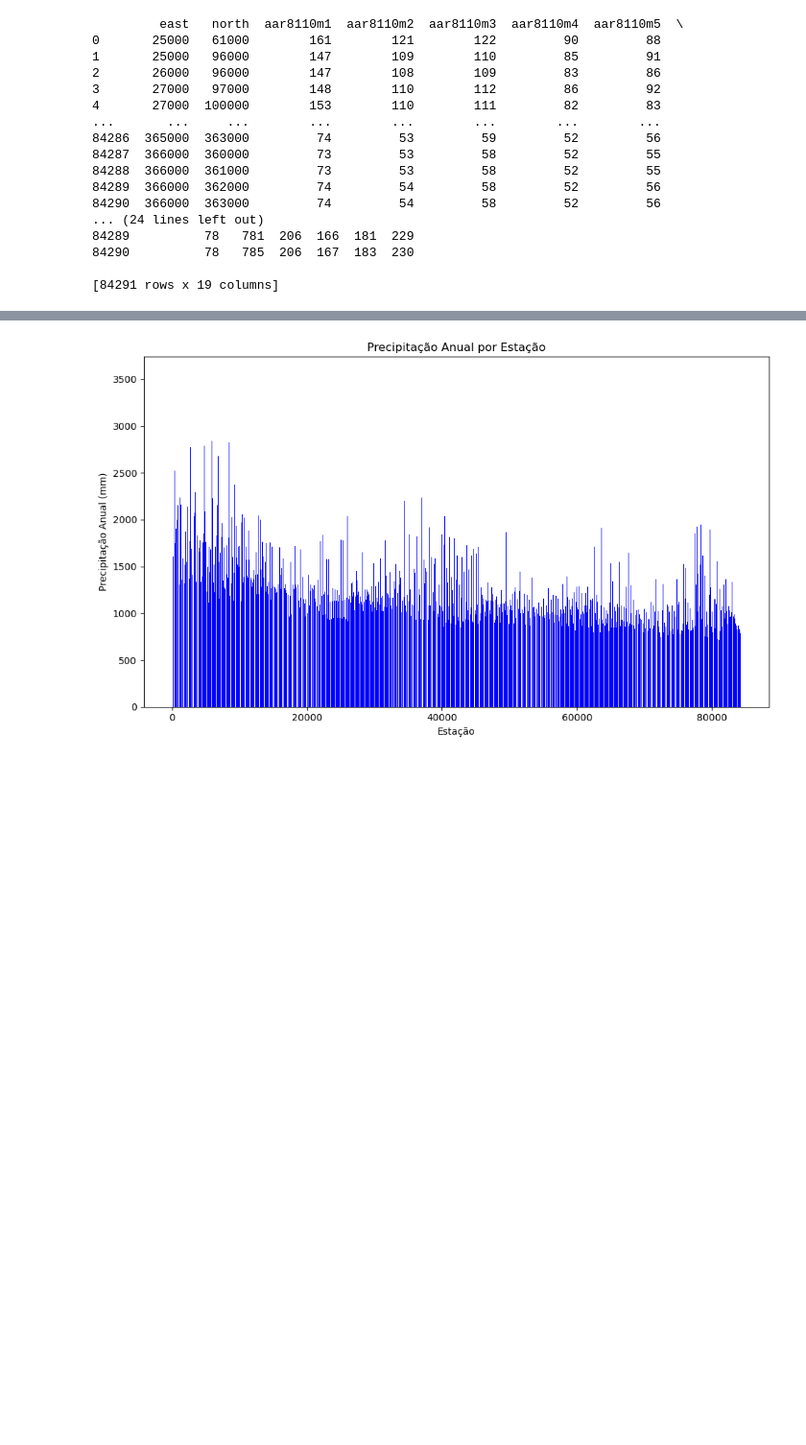
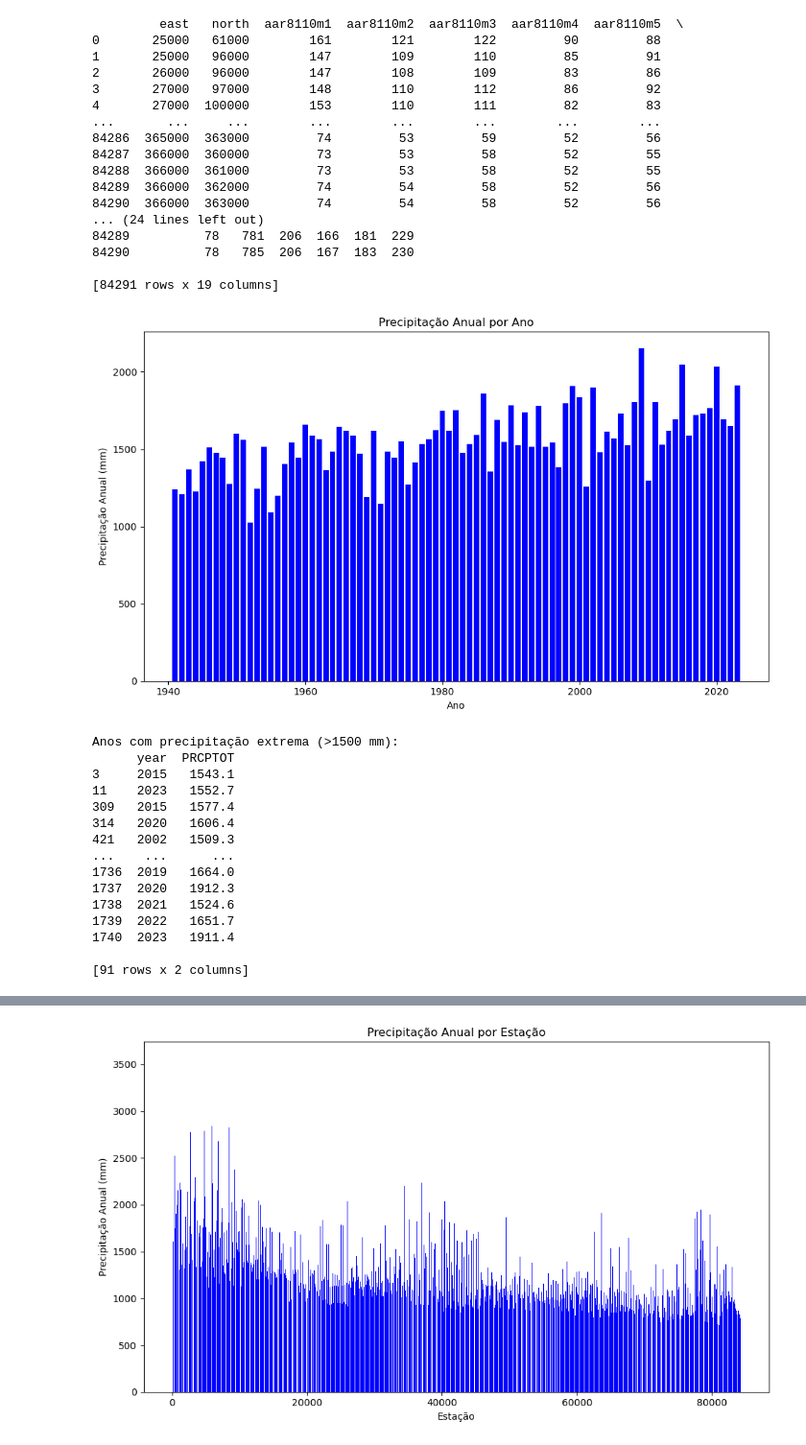
Before and after one commit to GabrielaDomiciano/PFDA_project, a Jupyter notebook: ireland_weather.ipynb, the cells around one changed output, grey strips where cells are left out. Shown at 96% size. Cells and saved outputs as stored; diff of their text form; code cells hidden in the pictures; blank space fills up the shorter version.

Commit message:
Ploting year with rain

```diff
--- a/ireland_weather.ipynb
+++ b/ireland_weather.ipynb
@@ -543,3 +543,36 @@ print(rainfall_df)
 84290          78   785  206  167  183  230
 
 [84291 rows x 19 columns]
+# %%
+
+
+# Plotar precipitação anual (coluna 'PRCPTOT' para precipitação total anual)
+plt.figure(figsize=(10, 6))
+plt.bar(allyear_df['year'], allyear_df['PRCPTOT'], color='blue')
+plt.title('Precipitação Anual por Ano')
+plt.xlabel('Ano')
+plt.ylabel('Precipitação Anual (mm)')
+plt.tight_layout()
+plt.show()
+
+# Identificar os anos com precipitação anual extrema (>1500 mm)
+extreme_rainfall = allyear_df[allyear_df['PRCPTOT'] > 1500]
+print("Anos com precipitação extrema (>1500 mm):")
+print(extreme_rainfall[['year', 'PRCPTOT']])
+# %% [output]
+[figure, added]
+Anos com precipitação extrema (>1500 mm):
+      year  PRCPTOT
+3     2015   1543.1
+11    2023   1552.7
+309   2015   1577.4
+314   2020   1606.4
+421   2002   1509.3
+...    ...      ...
+1736  2019   1664.0
+1737  2020   1912.3
+1738  2021   1524.6
+1739  2022   1651.7
+1740  2023   1911.4
+
+[91 rows x 2 columns]
```
Also changed, not shown: parts of 4 cells of this notebook.
